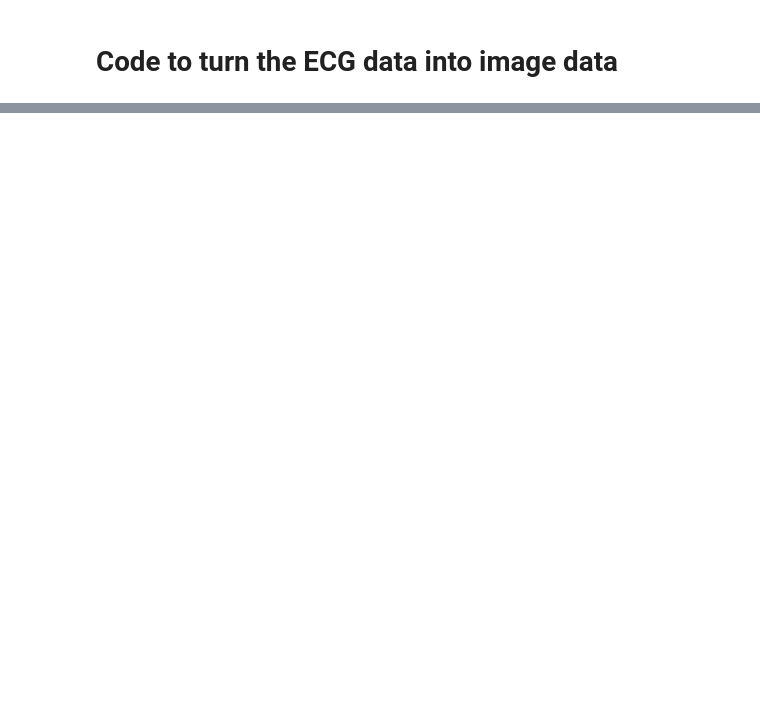
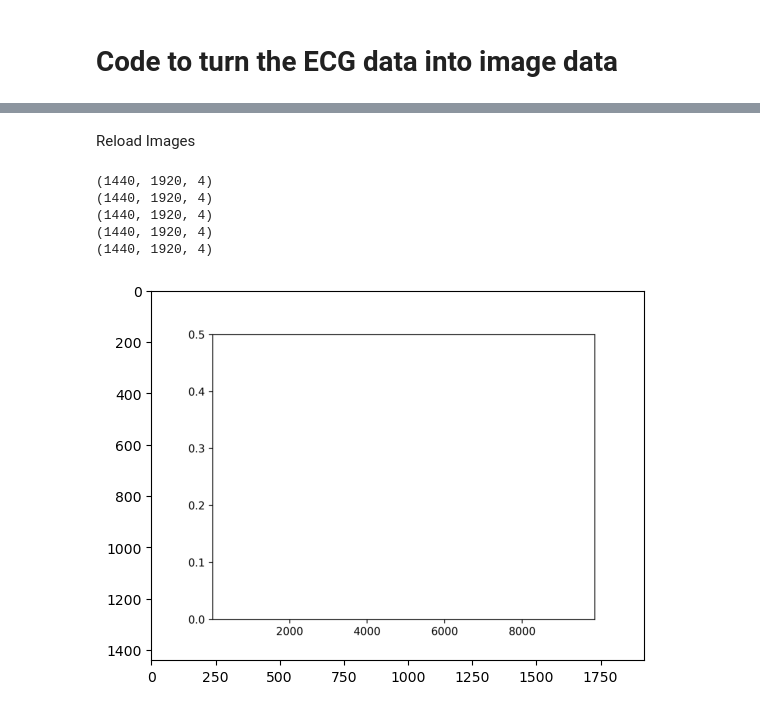
Before and after one commit to ladybuglady/CSE482-XAI, a Jupyter notebook: image_data_processing/image_data_processing.ipynb, the cells around one changed output, grey strips where cells are left out. Drawn from its saved outputs; the diff is of its cells as text; code cells hidden in the pictures; blank space fills up the shorter version.

Commit message:
data processing for CNN

```diff
--- a/image_data_processing/image_data_processing.ipynb
+++ b/image_data_processing/image_data_processing.ipynb
@@ -150,0 +152,22 @@ Retrieved files:  0
+# %% [markdown]
+Reload Images
+# %%
+afib_path =  '../../../../../../../local1/CSE_XAI/CSE482-XAI/image_data_processing/control_ecgs_as_spectro/'
+afib_ecgs =random.choices(os.listdir(afib_path), k=5)
+
+for file in afib_ecgs:
+    print(afib_path + file)
+    image = Image.open(afib_path + file)
+    #image.show()
+    #image = ImageOps.grayscale(image)
+    data_ary = np.asarray(image)
+    print(data_ary.shape)
+    pyplot.imshow(image)
+image.show()
+# %% [output]
+(1440, 1920, 4)
+(1440, 1920, 4)
+(1440, 1920, 4)
+(1440, 1920, 4)
+(1440, 1920, 4)
+[figure, added]
```
Also changed, not shown: parts of 2 cells of this notebook, 3 other files.
